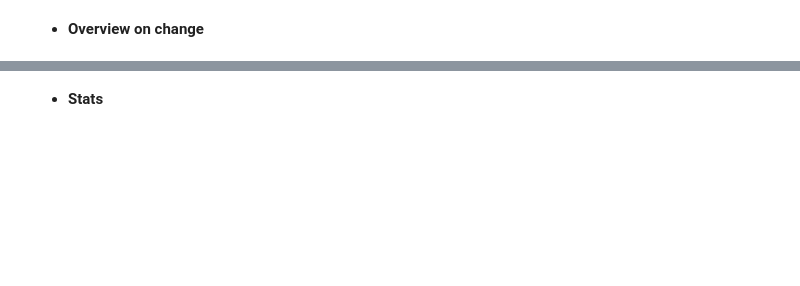
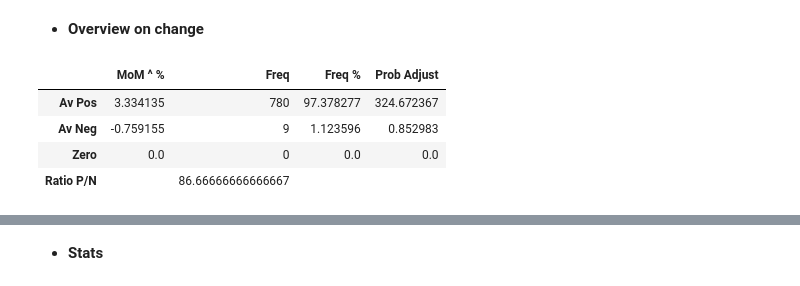
Before and after one commit to mod7ex/macro, a Jupyter notebook: macro-indices/inflation/index.ipynb, the cells around one changed output, grey strips where cells are left out. Cells and saved outputs as stored; diff of their text form; code cells hidden in the pictures; blank space fills up the shorter version.

```diff
--- a/Endogenous/PCE/PCEPILFE.ipynb
+++ b/macro-indices/inflation/index.ipynb
@@ -33,3 +43,75 @@ Average change is 0.26339964002544225%
 # %% [markdown]
 - **Overview on change**
+# %%
+positive_filter = df[COL] > 0
+negative_filter = df[COL] < 0
+zero_filter = df[COL] == 0
+
+# average change
+avg_change = []
+
+# frequency
+frequency = []
+
+# frequency pct
+pct = []
+
+# Prob adj
+prob_adj = []
+
+p_count = df[positive_filter][COL].count()
+n_count = df[negative_filter][COL].count()
+z_count = df[zero_filter][COL].count()
+
+if p_count > 0:
+    avg_change.append(df[positive_filter][COL].mean())
+    frequency.append(p_count)
+    pct.append(100 * p_count / len(df))
+    prob_adj.append(pct[0] * avg_change[0])
+else:
+    avg_change.append(0.0)
+    frequency.append(0)
+    pct.append(0.0)
+    prob_adj.append(0.0)
+
+if n_count > 0:
+    avg_change.append(df[negative_filter][COL].mean())
+    frequency.append(n_count)
+    pct.append(100 * n_count / len(df))
+    prob_adj.append(pct[1] * abs(avg_change[1]))
+else:
+    avg_change.append(0.0)
+    frequency.append(0)
+    pct.append(0.0)
+    prob_adj.append(0.0)
+
+if z_count > 0:
+    avg_change.append(0.0)
+    frequency.append(z_count)
+    pct.append(100 * z_count / len(df))
+    prob_adj.append(0.0)
+else:
+    avg_change.append(0.0)
+    frequency.append(0)
+    pct.append(0.0)
+    prob_adj.append(0.0)
+
+avg_change.append('')
+pct.append('')
+prob_adj.append('')
+if n_count > 0: frequency.append(frequency[0]/frequency[1])
+else: frequency.append('')
+
+pd.DataFrame({
+    "MoM ^ %": [x for x in avg_change],
+    "Freq": [f"{x}" for x in frequency],
+    "Freq %": pct,
+    "Prob Adjust": prob_adj,
+}, index=["Av Pos", "Av Neg", "Zero", "Ratio P/N"])
+# %% [output]
+|  | MoM ^ % | Freq | Freq % | Prob Adjust |
+| Av Pos | 3.334135 | 780 | 97.378277 | 324.672367 |
+| Av Neg | -0.759155 | 9 | 1.123596 | 0.852983 |
+| Zero | 0.0 | 0 | 0.0 | 0.0 |
+| Ratio P/N |  | 86.66666666666667 |  |  |
 # %%
```
Also changed, not shown: parts of 18 cells of this notebook, 8 other files.
